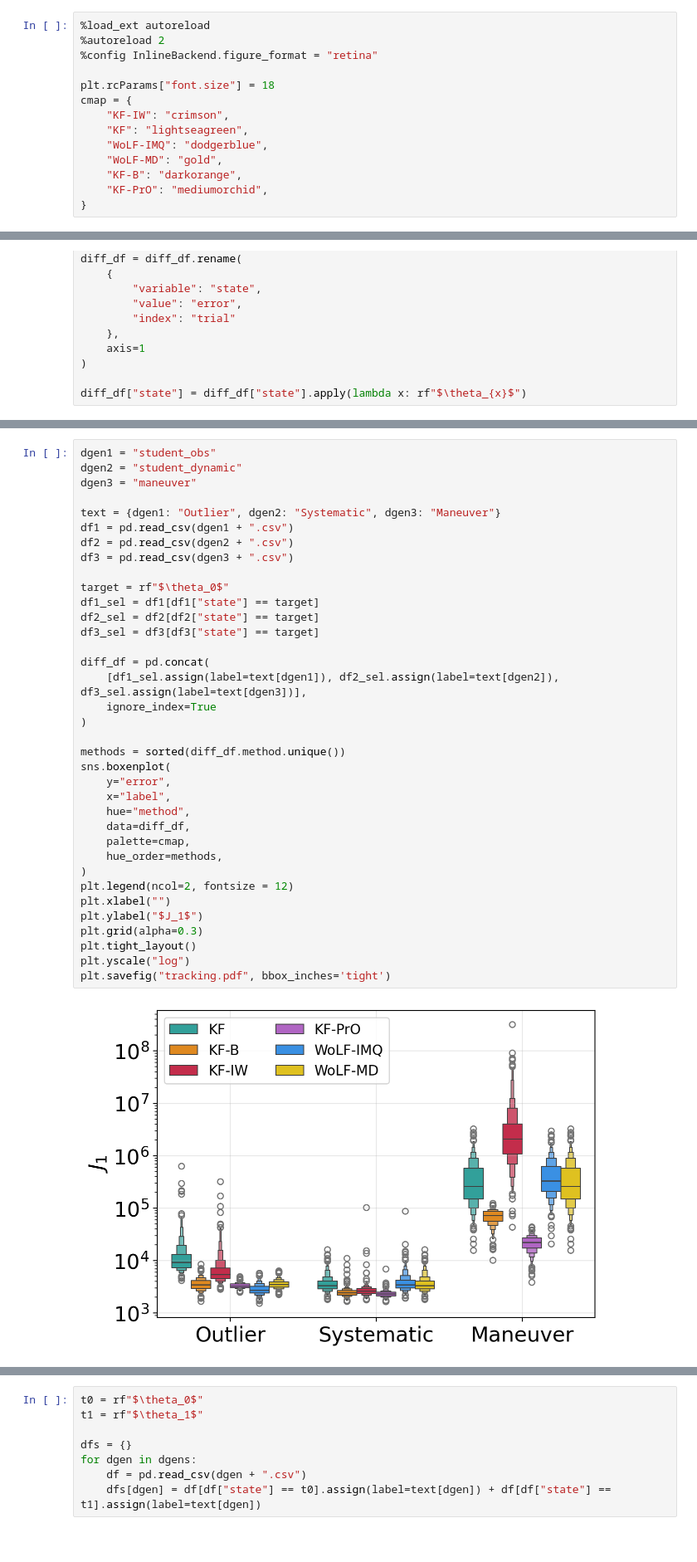
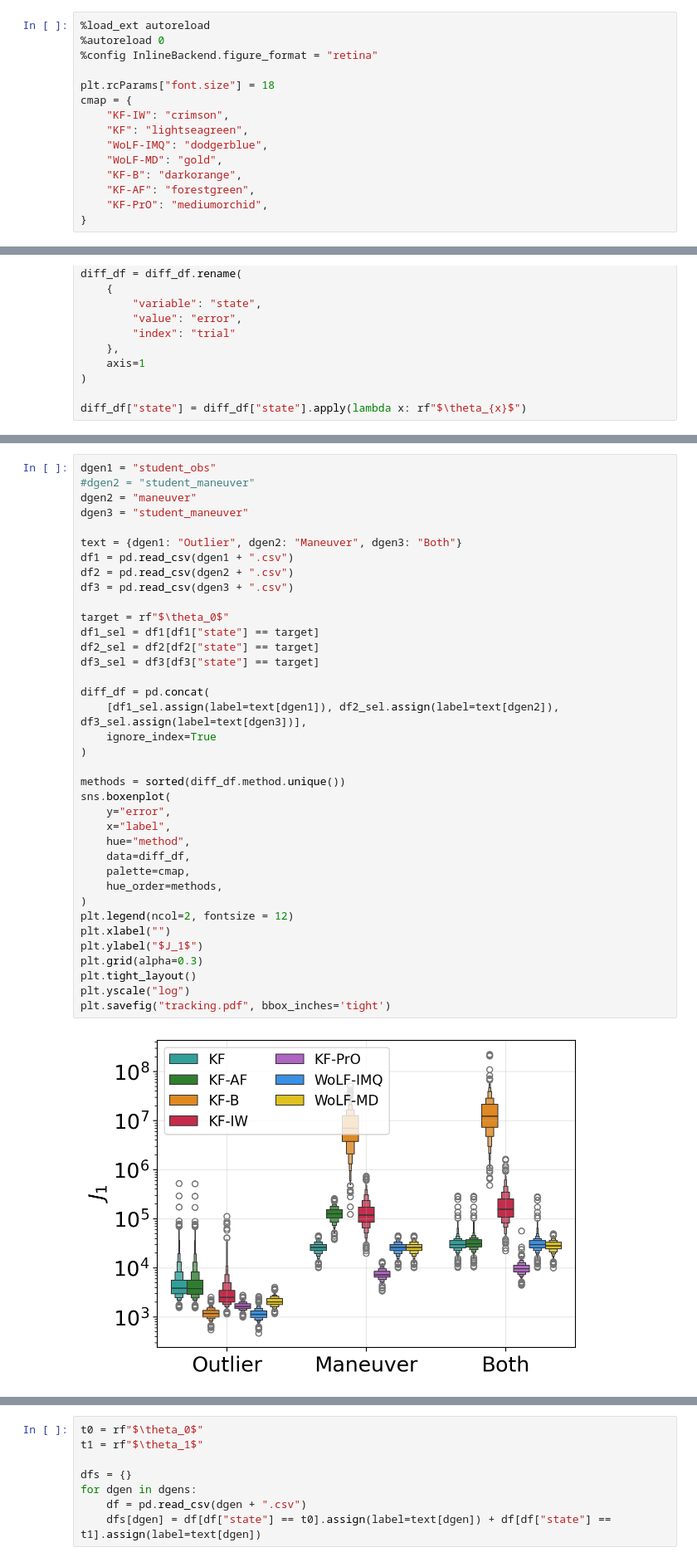
Before and after one commit to dankeann/pro-kalman-filter, a Jupyter notebook: tracking.ipynb, the cells around one changed output, grey strips where cells are left out. Shown at 83% size. Saved outputs shown, nothing was run; the diff lists cells and outputs as text.

```diff
--- a/tracking.ipynb
+++ b/tracking.ipynb
@@ -23,7 +49,7 @@ from rebayes_mini.methods import robust_filter as rkf
 #from rebayes_mini.methods import generalised_bayes_filter as gbf
 # %%
 %load_ext autoreload
-%autoreload 2
+%autoreload 0
 %config InlineBackend.figure_format = "retina"
 
 plt.rcParams["font.size"] = 18
@@ -33,6 +59,7 @@ cmap = {
     "WoLF-IMQ": "dodgerblue",
     "WoLF-MD": "gold",
     "KF-B": "darkorange",
+    "KF-AF": "forestgreen",
     "KF-PrO": "mediumorchid",
 }
 # %%
@@ -555,38 +663,39 @@ diff_df.to_csv(name_dgen + ".csv", index=False)
 # %%
 dgen1 = "student_obs"
-dgen2 = "student_dynamic"
-dgen3 = "maneuver"
+#dgen2 = "student_maneuver"
+dgen2 = "maneuver"
+dgen3 = "student_maneuver"
 
-text = {dgen1: "Outlier", dgen2: "Systematic", dgen3: "Maneuver"}
+text = {dgen1: "Outlier", dgen2: "Maneuver", dgen3: "Both"}
 df1 = pd.read_csv(dgen1 + ".csv")
 df2 = pd.read_csv(dgen2 + ".csv")
 df3 = pd.read_csv(dgen3 + ".csv")
 
 target = rf"$\theta_0$"
 df1_sel = df1[df1["state"] == target]
 df2_sel = df2[df2["state"] == target]
 df3_sel = df3[df3["state"] == target]
 
 diff_df = pd.concat(
     [df1_sel.assign(label=text[dgen1]), df2_sel.assign(label=text[dgen2]), df3_sel.assign(label=text[dgen3])],
     ignore_index=True
 )
 
 methods = sorted(diff_df.method.unique())
 sns.boxenplot(
     y="error",
     x="label",
     hue="method",
     data=diff_df,
     palette=cmap,
     hue_order=methods,
 )
 plt.legend(ncol=2, fontsize = 12)
 plt.xlabel("")
 plt.ylabel("$J_1$")
 plt.grid(alpha=0.3)
 plt.tight_layout()
 plt.yscale("log")
 plt.savefig("tracking.pdf", bbox_inches='tight')
 # %% [output]
-[figure, old version]
+[figure, new version]
```
Also changed, not shown: parts of 24 cells of this notebook, 7 other files.
